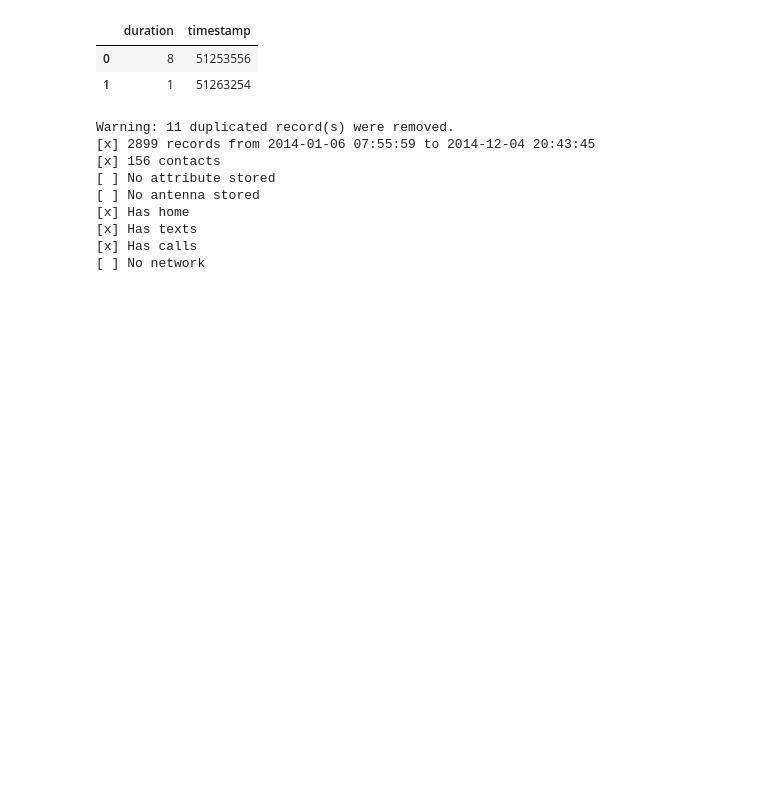
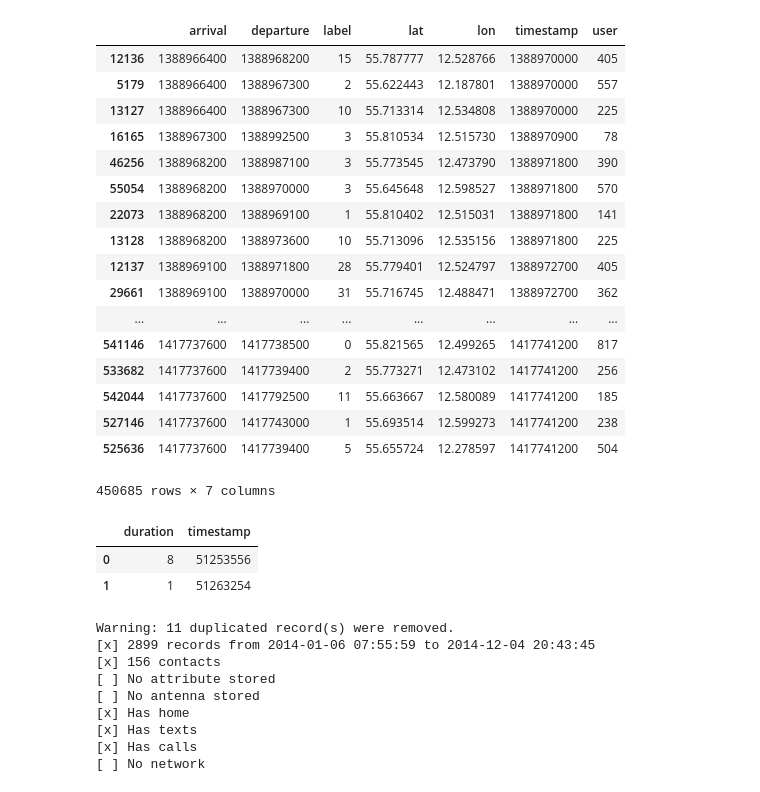
Before and after one commit to ulfaslak/MScProject-build-dataset, a Jupyter notebook: build_dataset/playspace/extractors_bandicoot.ipynb, the cells around one changed output. Drawn from its saved outputs; the diff is of its cells as text; code cells hidden in the pictures; blank space fills up the shorter version.

```diff
--- a/build_dataset/playspace/extractors_bandicoot.ipynb
+++ b/build_dataset/playspace/extractors_bandicoot.ipynb
@@ -69,6 +22,6 @@ for i in set(df_stop_locations['user']):
 # %%
-df_call = lsd.load(tc0, "calllog")
-df_sms = lsd.load(tc0, "sms")
-df_screen = lsd.load(tc0, "screen")
-df_stop_locations = lsd.load(tc0, "stop_locations")
-df_bt = lsd.load(tc0, "bluetooth", filtering="bt_special")
+df_call = lsd.load(tc0, "calllog", load_cached=False)
+df_sms = lsd.load(tc0, "sms", load_cached=False)
+#df_screen = ato.apply(lsd.load(tc0, "screen"), tc0)
+df_stop_locations = lsd.load(tc0, "stop_locations", load_cached=False)
+#df_bt = ato.apply(lsd.load(tc0, "bluetooth", filtering="bt_special"), tc0)
@@ -178,0 +145,24 @@ df_stop_locations[df_stop_locations['user'] == 0]
+# %%
+def _filter_stop_locations(u, df_u):
+    def evaluate_event(r):
+        user, label, arrival, departure = \
+        r[1]['user'], r[1]['label'], r[1]['arrival'], r[1]['departure']
+
+        state = location_reference_tc0[str(user)]['%.1f'%label]
+        if state['type'] == "home":
+            return "home"
+        if state['type'] == "campus":
+            if state['__friday_bar'] and dt.fromtimestamp(np.mean([arrival,departure])).hour >=17:
+                return "friday_bar"
+            return "campus"
+        return "other"
+
+    df_u['duration'] = df_u['departure'] - df_u['arrival']
+    df_u['datetime'] = [dt.fromtimestamp(t) for t in df_u['arrival']]
+    df_u['position'] = ["%d_%s" % (u, l) for l in df_u['label']]
+    df_u['event'] = [evaluate_event(r) for r in df_u.iterrows()]
+    df_u = df_u.drop(['arrival', 'departure', 'label', 'lat', 'lon', 'timestamp', 'user'], 1)
+    return df_u
+
+df_stop_locations = lsd.load(tc0, "stop_locations", load_cached=False)
+_filter_stop_locations(0, df_stop_locations[df_stop_locations['user'] == 0])
@@ -179,3 +206,24 @@ df_stop_locations[df_stop_locations['user'] == 0]
+# %%
+df_stop_locations
+# %% [output]
+|  | arrival | departure | label | lat | lon | timestamp | user |
+| 12136 | 1388966400 | 1388968200 | 15 | 55.787777 | 12.528766 | 1388970000 | 405 |
+| 5179 | 1388966400 | 1388967300 | 2 | 55.622443 | 12.187801 | 1388970000 | 557 |
+| 13127 | 1388966400 | 1388967300 | 10 | 55.713314 | 12.534808 | 1388970000 | 225 |
+| 16165 | 1388967300 | 1388992500 | 3 | 55.810534 | 12.515730 | 1388970900 | 78 |
+| 46256 | 1388968200 | 1388987100 | 3 | 55.773545 | 12.473790 | 1388971800 | 390 |
+| 55054 | 1388968200 | 1388970000 | 3 | 55.645648 | 12.598527 | 1388971800 | 570 |
+| 22073 | 1388968200 | 1388969100 | 1 | 55.810402 | 12.515031 | 1388971800 | 141 |
+| 13128 | 1388968200 | 1388973600 | 10 | 55.713096 | 12.535156 | 1388971800 | 225 |
+| 12137 | 1388969100 | 1388971800 | 28 | 55.779401 | 12.524797 | 1388972700 | 405 |
+| 29661 | 1388969100 | 1388970000 | 31 | 55.716745 | 12.488471 | 1388972700 | 362 |
+| ... | ... | ... | ... | ... | ... | ... | ... |
+| 541146 | 1417737600 | 1417738500 | 0 | 55.821565 | 12.499265 | 1417741200 | 817 |
+| 533682 | 1417737600 | 1417739400 | 2 | 55.773271 | 12.473102 | 1417741200 | 256 |
+| 542044 | 1417737600 | 1417792500 | 11 | 55.663667 | 12.580089 | 1417741200 | 185 |
+| 527146 | 1417737600 | 1417743000 | 1 | 55.693514 | 12.599273 | 1417741200 | 238 |
+| 525636 | 1417737600 | 1417739400 | 5 | 55.655724 | 12.278597 | 1417741200 | 504 |
+450685 rows × 7 columns
 # %%
 pd.DataFrame([{'timestamp': 51253556, 'duration': 8},
 {'timestamp': 51263254, 'duration': 1}])
```
Also changed, not shown: parts of 14 cells of this notebook, 5 other files.
